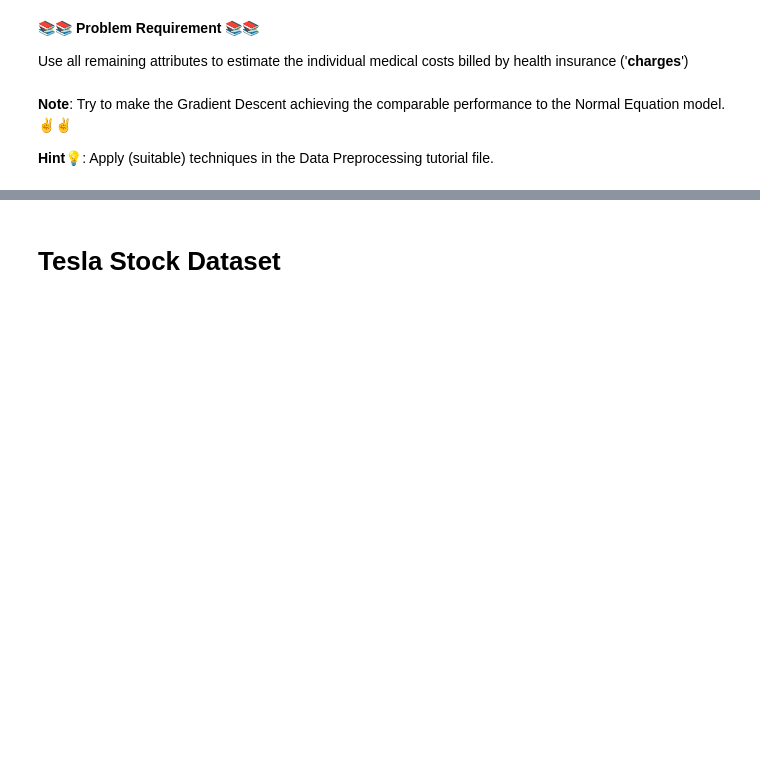
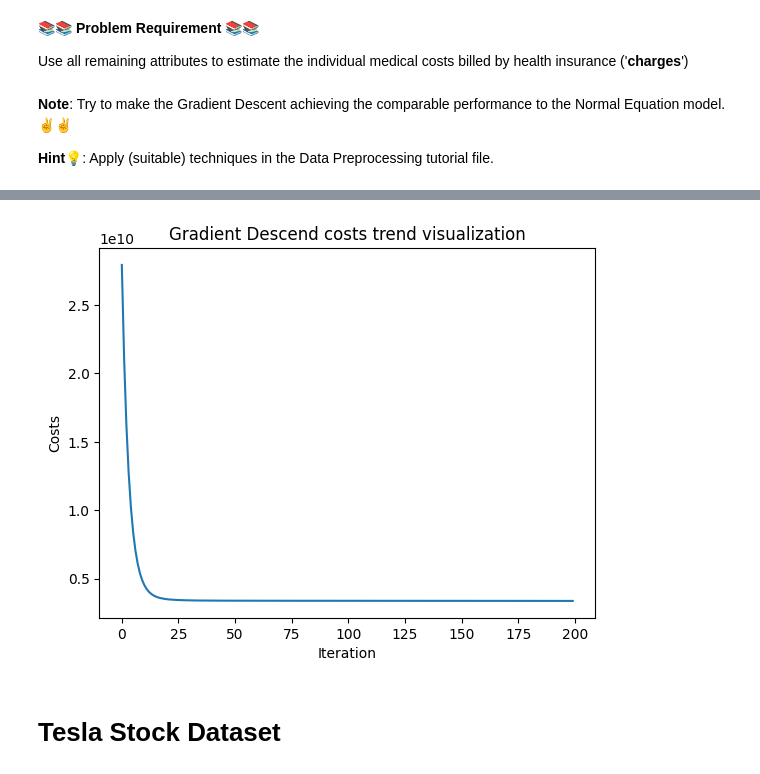
Before and after one commit to enyx24/mlwpy, a Jupyter notebook: linearregressionwgd/22521005_LinearRegression_assignment.ipynb, the cells around one changed output, grey strips where cells are left out. Saved outputs shown, nothing was run; the diff lists cells and outputs as text; code cells hidden in the pictures; blank space fills up the shorter version.

```diff
--- a/linearregressionwgd/22521005_LinearRegression_assignment.ipynb
+++ b/linearregressionwgd/22521005_LinearRegression_assignment.ipynb
@@ -113,0 +160,99 @@ Use all remaining attributes to estimate the individual medical costs billed by
+# %%
+# Code here
+import numpy as np
+from numpy import mean, std, percentile
+import matplotlib.pyplot as plt
+import pandas as pd
+from sklearn.linear_model import LinearRegression
+from sklearn.metrics import mean_absolute_error as MAE
+from sklearn.metrics import mean_squared_error as MSE
+from sklearn.metrics import r2_score as R2
+from sklearn.model_selection import train_test_split
+from sklearn.preprocessing import MinMaxScaler, StandardScaler, OneHotEncoder
+import seaborn as sbn
+
+
+def dataTranform(data):
+    data['sex'] = data['sex'].replace(['female', 'male'], [0, 1])
+    data['smoker'] = data['smoker'].replace(['yes', 'no'], [1, 0])
+    data['region'] = data['region'].replace(['southeast', 'southwest', 'northeast', 'northwest'], [0, 1, 2, 3])
+    data.charges = pd.to_numeric(data.charges)
+    data.columns.values
+    return data
+
+
+def dataPreprocessing(data):
+    for col in data.columns:
+        Q1 = data[col].quantile(0.25)
+        Q3 = data[col].quantile(0.75)
+        IQR = Q3-Q1
+        low_fence = Q1-(1.5*IQR)
+        up_fence = Q3+(1.5*IQR)
+        #print(data[((data[col] < low_fence)|(data[col] > up_fence))])
+        data = data[~((data[col] < low_fence)|(data[col] > up_fence))]
+    return data
+
+class LinearRegression_GD:
+    def __init__(self, eta = 0.001, max_iter = 20, random_state = 42):
+        self.eta = eta
+        self.max_iter = max_iter
+        self.random_state = random_state
+        self.w = None
+        self.costs = []
+
+    def predict(self, X):
+        return np.dot(X, self.w[1:]) + self.w[0]
+
+    def fit(self, X, y):
+        rgen = np.random.RandomState(self.random_state)
+        self.w = rgen.normal(loc = 0.0, scale = 0.01, size = 1 + X.shape[1])
+        self.costs = []
+        for n_iters in range (self.max_iter):
+            y_pred = self.predict(X)
+            diff = y - y_pred
+            self.w[0] += self.eta * np.sum(diff)
+            self.w[1:] += self.eta * np.dot(X.T, diff)
+            cost = np.sum(diff ** 2)/2
+            self.costs.append(cost)
+
+tesla_data = pd.read_csv("tesla.csv")
+insurance_data = dataTranform(insurance_data)
+insurance_data = dataPreprocessing(insurance_data)
+
+X = insurance_data.drop(columns = ['charges'])
+X = X.values
+y = insurance_data['charges']
+y = y.values
+X_train, X_test, y_train, y_test = train_test_split(X, y, test_size = 0.3, random_state = 22521005)
+# summarize the shape of the training dataset
+#print(X.shape, y.shape)
+# identify outliers in the training dataset
+#lof = LocalOutlierFactor()
+#yhat = lof.fit_predict(X)
+# select all rows that are not outliers
+#mask = yhat != -1
+#X, y = X[mask, :], y[mask]
+# summarize the shape of the updated training datasetprint(X.shape, y.shape)
+#print(X.shape, y.shape)
+
+reg_GD = LinearRegression_GD(eta = 0.000001, max_iter = 200, random_state = 22521005)
+reg_GD.fit(X_train, y_train)
+reg_NE = LinearRegression()
+reg_NE.fit(X_train, y_train)
+w_NE = np.append(reg_NE.intercept_, reg_NE.coef_)
+print("Normal Equation R2 score: ", R2(y_test, reg_NE.predict(X_test)))
+print("Gradient Descend R2 score: ", R2(y_test, reg_GD.predict(X_test)))
+
+"""
+reg_SGD = SGDRegressor(eta0 = 0.00001, max_iter=200, learning_rate='constant')
+reg_SGD.fit(X_train, y_train)
+print("SGD R2 score: ", R2(y_test, reg_SGD.predict(X_test)))
+"""
+
+costs = reg_GD.costs
+plt.plot(range(0, 200), costs)
+plt.title("Gradient Descend costs trend visualization")
+plt.xlabel("Iteration")
+plt.ylabel("Costs")
+plt.show()
+# %% [output]
@@ -114,3 +261,4 @@ Use all remaining attributes to estimate the individual medical costs billed by
+[figure, added]
 # %% [markdown]
 # Tesla Stock Dataset
 # %% [markdown]
```
Also changed, not shown: parts of 8 cells of this notebook.
